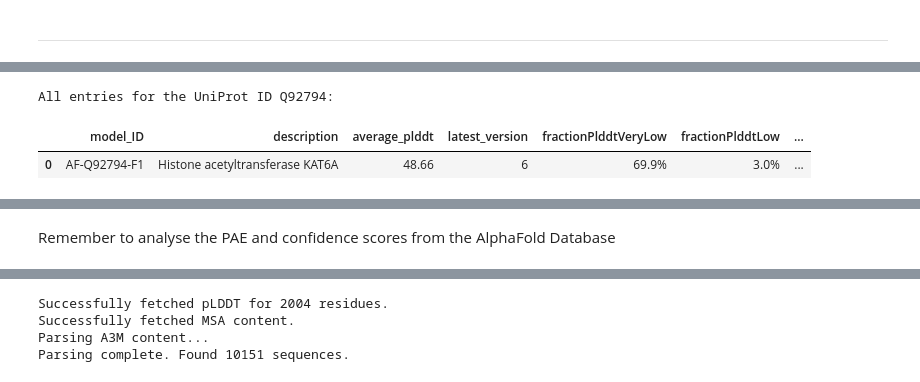
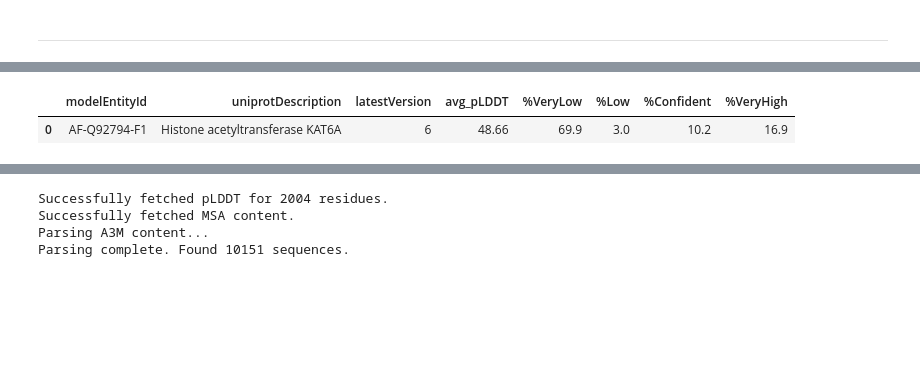
Before and after one commit to paulynamagana/AFDB_notebooks, a Jupyter notebook: afdb_msa_coverage.ipynb, the cells around one changed output, grey strips where cells are left out. Drawn from its saved outputs; the diff is of its cells as text; code cells hidden in the pictures; blank space fills up the shorter version.

```diff
--- a/afdb_msa_coverage.ipynb
+++ b/afdb_msa_coverage.ipynb
@@ -68,11 +70,10 @@ url_pdb_prediction = f"https://alphafold.ebi.ac.uk/api/prediction/{uniprot_id.st
 
 try:
     response = requests.get(url_pdb_prediction, timeout=20)
-    if response.status_code == 200:
-        result = response.json()
-        print(json.dumps(result, indent=2))
-    else:
-        print(f"Error getting prediction for {uniprot_id}")
+    response.raise_for_status()  # Raise an error for bad status codes
+    result = response.json()
+    print(f"Fetched {len(result)} AFDB entries for {uniprot_id}.")
+    print("Tip: the next cell shows a clean table of available modelEntityId values.")
 except requests.RequestException as e:
-    print(f"Error during request: {e}")
+    raise RuntimeError(f"Error fetching prediction summary for {uniprot_id}: {e}")
 # %% [output]
@@ -96,40 +82,37 @@ except requests.RequestException as e:
 # %%
-#@markdown This code block will print a table of all available entries for that UniProt ID, which can include isoforms.
+#@markdown This code block prints a table of all available entries for that UniProt ID, which can include isoforms.
 
-# count how many isoforms
-import pandas as pd
-
-print(f"All entries for the UniProt ID {uniprot_id}:")
-
-rows= []
-
+rows = []
 for item in result:
-    modelID = item.get("modelEntityId")
-    description = item.get("uniprotDescription")
-    latestVersion = item.get("latestVersion")
-    average_plddt = item.get("globalMetricValue")
-    fractionPlddtVeryLow = item.get("fractionPlddtVeryLow")
-    fractionPlddtLow = item.get("fractionPlddtLow")
-    fractionPlddtConfident = item.get("fractionPlddtConfident")
-    fractionPlddtVeryHigh = item.get("fractionPlddtVeryHigh")
-
     rows.append({
-        "model_ID": modelID,
-        "description":description,
-        "average_plddt": average_plddt,
-        "latest_version": latestVersion,
-        "fractionPlddtVeryLow": "{:.1f}%".format(fractionPlddtVeryLow * 100),
-        "fractionPlddtLow": "{:.1f}%".format(fractionPlddtLow* 100),
-        "fractionPlddtConfident": "{:.1f}%".format(fractionPlddtConfident* 100),
-        "fractionPlddtVeryHigh": "{:.1f}%".format(fractionPlddtVeryHigh* 100)
+        "modelEntityId": item.get("modelEntityId"),
+        "uniprotDescription": item.get("uniprotDescription"),
+        "latestVersion": item.get("latestVersion"),
+        "avg_pLDDT": item.get("globalMetricValue"),
+        "fraction_VeryLow": item.get("fractionPlddtVeryLow"),
+        "fraction_Low": item.get("fractionPlddtLow"),
+        "fraction_Confident": item.get("fractionPlddtConfident"),
+        "fraction_VeryHigh": item.get("fractionPlddtVeryHigh"),
     })
 
 df = pd.DataFrame(rows)
-df
+
+display(
+    df.assign(
+        fraction_VeryLow=lambda d: (100*d.fraction_VeryLow).round(1),
+        fraction_Low=lambda d: (100*d.fraction_Low).round(1),
+        fraction_Confident=lambda d: (100*d.fraction_Confident).round(1),
+        fraction_VeryHigh=lambda d: (100*d.fraction_VeryHigh).round(1),
+    ).rename(columns={
+        "fraction_VeryLow": "%VeryLow",
+        "fraction_Low": "%Low",
+        "fraction_Confident": "%Confident",
+        "fraction_VeryHigh": "%VeryHigh",
+    })
+)
 # %% [output]
-All entries for the UniProt ID Q92794:
-|  | model_ID | description | average_plddt | latest_version | fractionPlddtVeryLow | fractionPlddtLow | ... |
-| 0 | AF-Q92794-F1 | Histone acetyltransferase KAT6A | 48.66 | 6 | 69.9% | 3.0% | ... |
+|  | modelEntityId | uniprotDescription | latestVersion | avg_pLDDT | %VeryLow | %Low | %Confident | %VeryHigh |
+| 0 | AF-Q92794-F1 | Histone acetyltransferase KAT6A | 6 | 48.66 | 69.9 | 3.0 | 10.2 | 16.9 |
 # %%
 #@markdown Now, choose one model ID to analyse the MSA.
 #@markdown This code block will first visualise the structure and the PAE plot
@@ -196,5 +182,3 @@ show_structure_and_image(pdbUrl, paeDocUrl, "plDDT")
 [interactive output not drawn]
 <py3Dmol.view at 0x...>
 [figure]
-# %% [markdown]
-Remember to analyse the PAE and confidence scores from the AlphaFold Database
```
Also changed, not shown: parts of 22 cells of this notebook.
